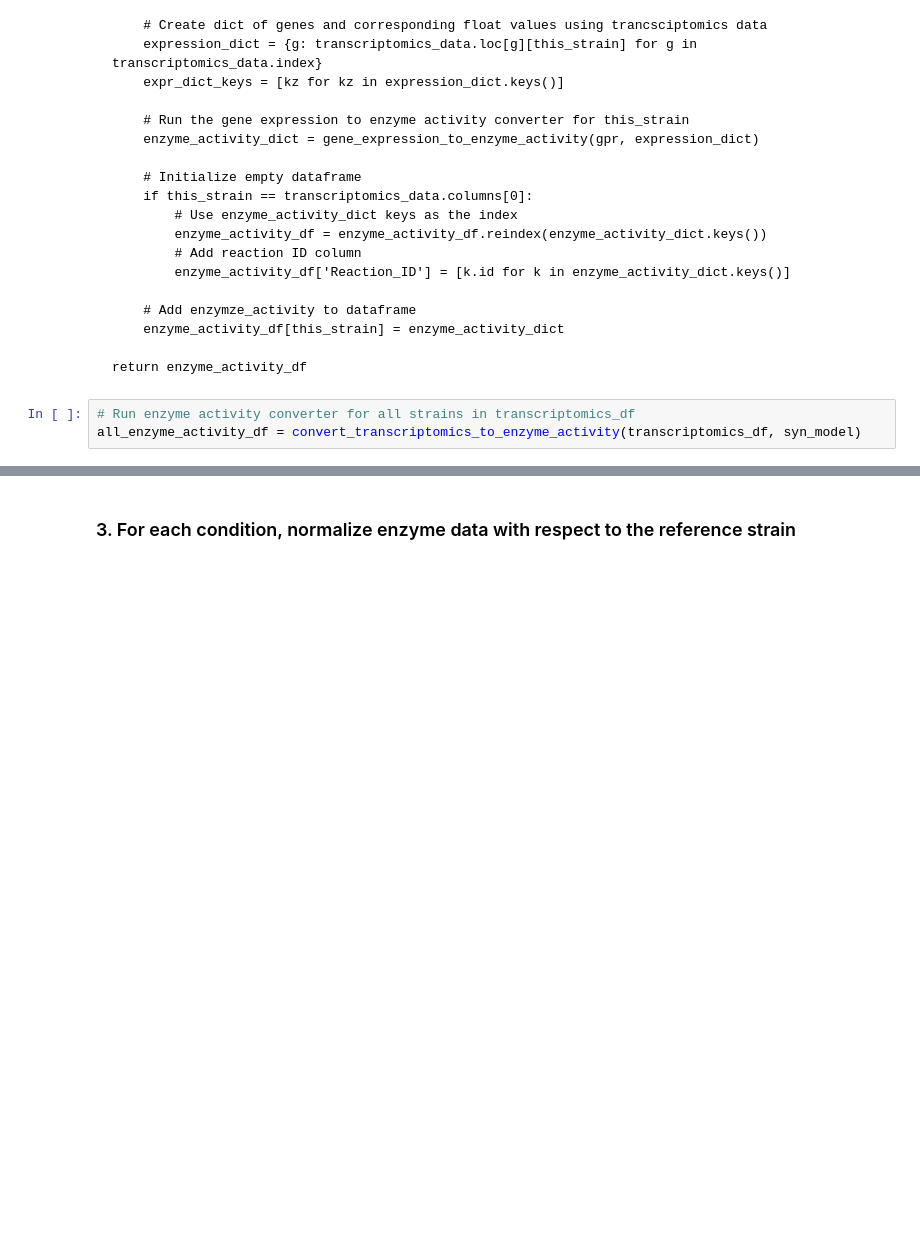
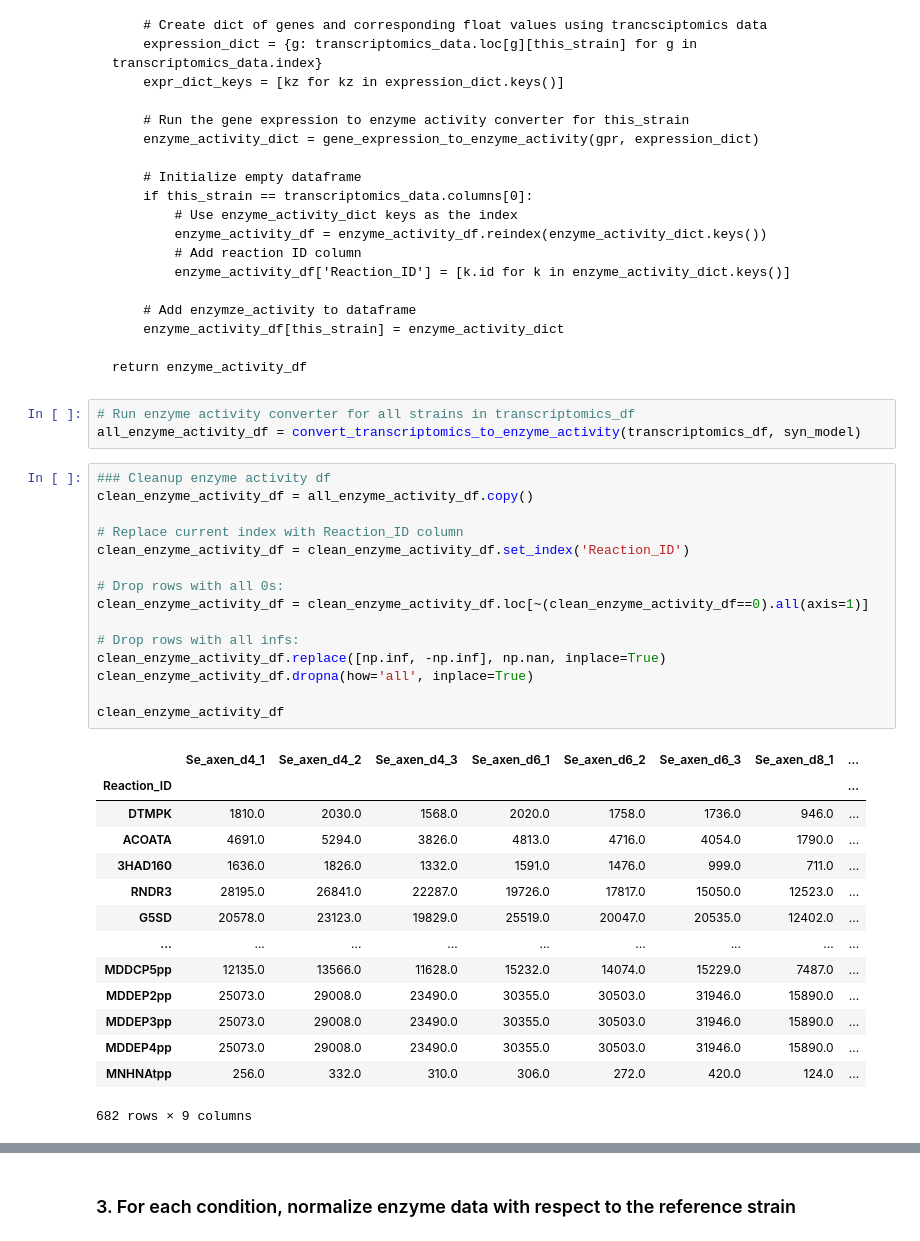
Before and after one commit to pnnl-predictive-phenomics/syn_bmca, a Jupyter notebook: data/set_bounds_with_FVA_for_Syn_simplified.ipynb, the cells around one changed output, grey strips where cells are left out. Cells and saved outputs as stored; diff of their text form; blank space fills up the shorter version.

```diff
--- a/data/set_bounds_with_FVA_for_Syn_simplified.ipynb
+++ b/data/set_bounds_with_FVA_for_Syn_simplified.ipynb
@@ -247,5 +447,35 @@ def convert_transcriptomics_to_enzyme_activity(transcriptomics_data: pd.DataFram
 # %%
 # Run enzyme activity converter for all strains in transcriptomics_df
 all_enzyme_activity_df = convert_transcriptomics_to_enzyme_activity(transcriptomics_df, syn_model)
+# %%
+### Cleanup enzyme activity df
+clean_enzyme_activity_df = all_enzyme_activity_df.copy()
+
+# Replace current index with Reaction_ID column
+clean_enzyme_activity_df = clean_enzyme_activity_df.set_index('Reaction_ID')
+
+# Drop rows with all 0s:
+clean_enzyme_activity_df = clean_enzyme_activity_df.loc[~(clean_enzyme_activity_df==0).all(axis=1)]
+
+# Drop rows with all infs:
+clean_enzyme_activity_df.replace([np.inf, -np.inf], np.nan, inplace=True)
+clean_enzyme_activity_df.dropna(how='all', inplace=True)
+
+clean_enzyme_activity_df
+# %% [output]
+|  | Se_axen_d4_1 | Se_axen_d4_2 | Se_axen_d4_3 | Se_axen_d6_1 | Se_axen_d6_2 | Se_axen_d6_3 | Se_axen_d8_1 | ... |
+| Reaction_ID |  |  |  |  |  |  |  | ... |
+| DTMPK | 1810.0 | 2030.0 | 1568.0 | 2020.0 | 1758.0 | 1736.0 | 946.0 | ... |
+| ACOATA | 4691.0 | 5294.0 | 3826.0 | 4813.0 | 4716.0 | 4054.0 | 1790.0 | ... |
+| 3HAD160 | 1636.0 | 1826.0 | 1332.0 | 1591.0 | 1476.0 | 999.0 | 711.0 | ... |
+| RNDR3 | 28195.0 | 26841.0 | 22287.0 | 19726.0 | 17817.0 | 15050.0 | 12523.0 | ... |
+| G5SD | 20578.0 | 23123.0 | 19829.0 | 25519.0 | 20047.0 | 20535.0 | 12402.0 | ... |
+| ... | ... | ... | ... | ... | ... | ... | ... | ... |
+| MDDCP5pp | 12135.0 | 13566.0 | 11628.0 | 15232.0 | 14074.0 | 15229.0 | 7487.0 | ... |
+| MDDEP2pp | 25073.0 | 29008.0 | 23490.0 | 30355.0 | 30503.0 | 31946.0 | 15890.0 | ... |
+| MDDEP3pp | 25073.0 | 29008.0 | 23490.0 | 30355.0 | 30503.0 | 31946.0 | 15890.0 | ... |
+| MDDEP4pp | 25073.0 | 29008.0 | 23490.0 | 30355.0 | 30503.0 | 31946.0 | 15890.0 | ... |
+| MNHNAtpp | 256.0 | 332.0 | 310.0 | 306.0 | 272.0 | 420.0 | 124.0 | ... |
+682 rows × 9 columns
 # %%
 # Write dataframe to csv
```
Also changed, not shown: parts of 25 cells of this notebook, 1 other file.
